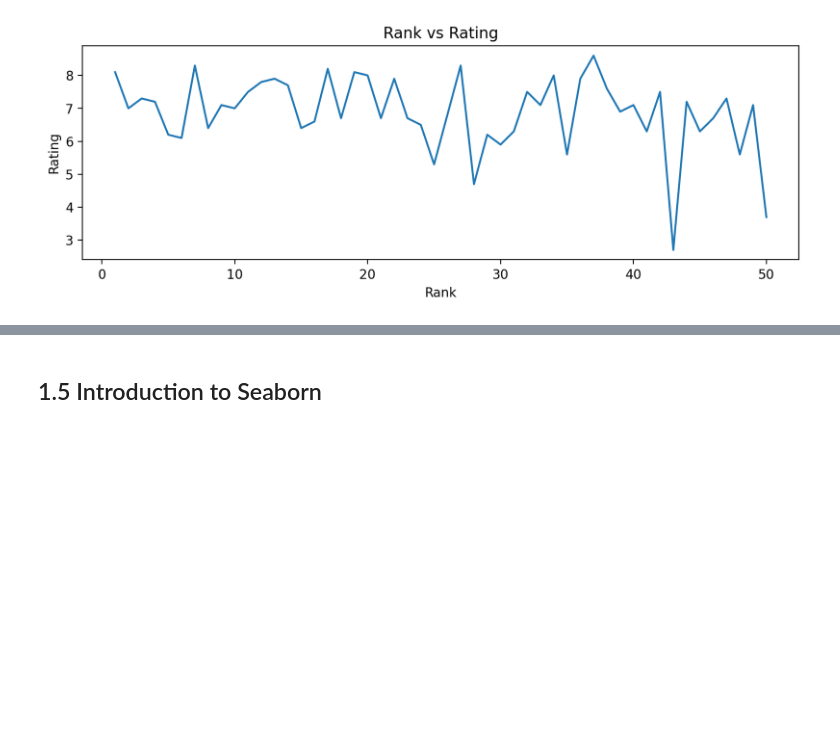
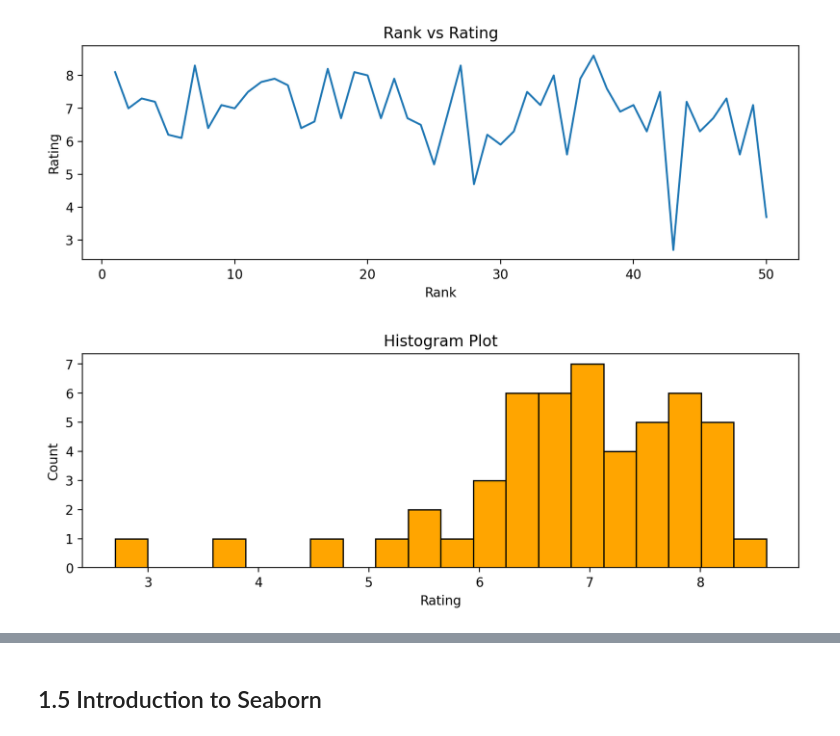
Before and after one commit to Aakriti555/Udemy_course_deepLearning-, a Jupyter notebook: 02_Python_for_Deep_Learning.ipynb, the cells around one changed output, grey strips where cells are left out. Saved outputs shown, nothing was run; the diff lists cells and outputs as text; code cells hidden in the pictures; blank space fills up the shorter version.

```diff
--- a/02_Python_for_Deep_Learning.ipynb
+++ b/02_Python_for_Deep_Learning.ipynb
@@ -372,10 +372,13 @@ Index(['Rank', 'Title', 'Genre', 'Description', 'Director', 'Actors', 'Year',
       dtype='object')
 [figure]
 # %%
-plt.hist(data['Rating'], bins=20, edgecolor='white', color='orange')
+#Histogram
+plt.hist(data['Rating'], bins=20, edgecolor='black', color='orange')
 plt.xlabel('Rating')
 plt.ylabel('Count')
 plt.title('Histogram Plot')
 plt.show()
+# %% [output]
+[figure, added]
 # %%
 data.columns
```
Also changed, not shown: parts of 10 cells of this notebook.
